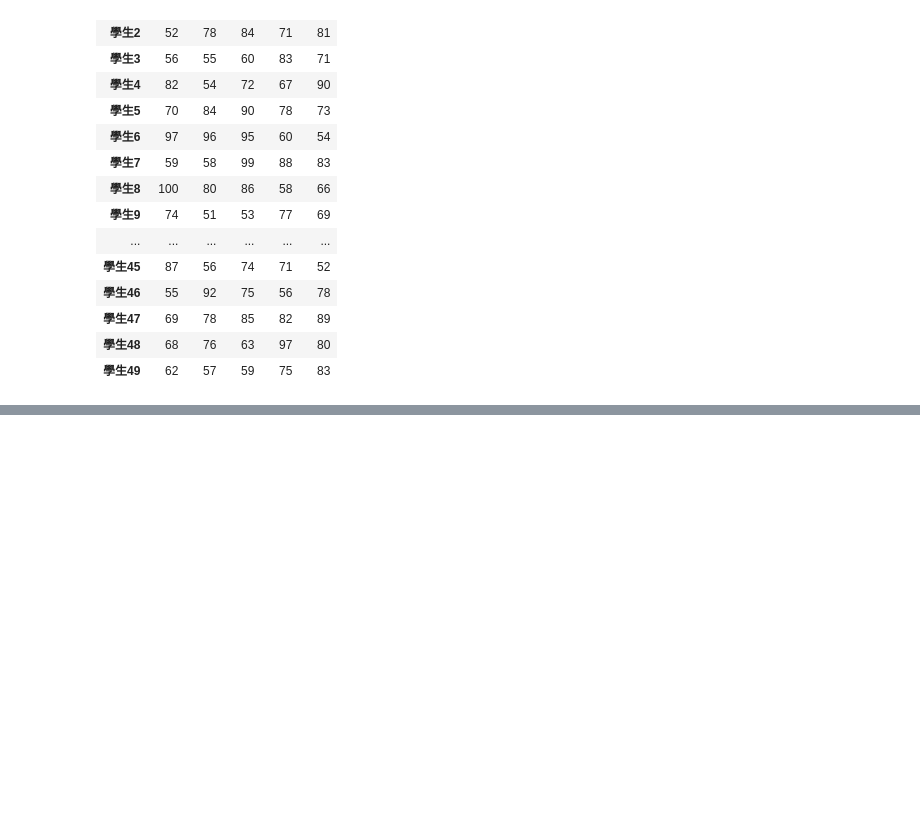
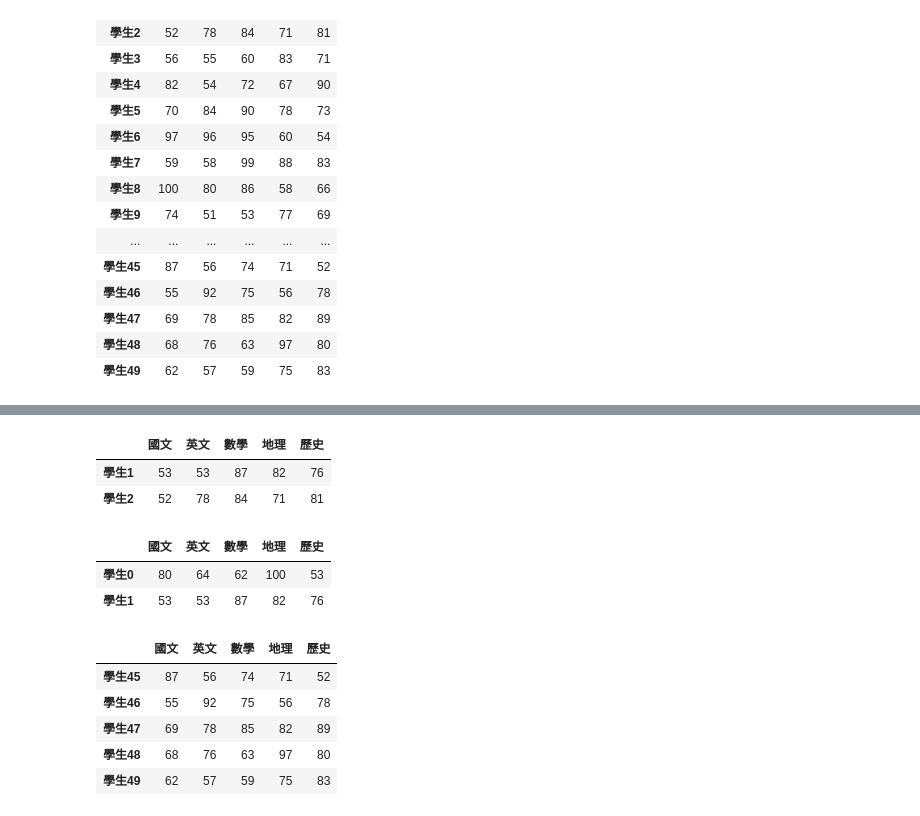
Before and after one commit to eRrokalt/Lesson2_1, a Jupyter notebook: lesson15/lesson15_3.ipynb, the cells around one changed output, grey strips where cells are left out. Saved outputs shown, nothing was run; the diff lists cells and outputs as text; code cells hidden in the pictures; blank space fills up the shorter version.

```diff
--- a/lesson15/lesson15_3.ipynb
+++ b/lesson15/lesson15_3.ipynb
@@ -59,0 +71,26 @@ df [-1:]
+# %%
+#透過index的名稱選取
+df.loc["學生1"]
+df.loc[["學生1","學生2"]]
+# %% [output]
+|  | 國文 | 英文 | 數學 | 地理 | 歷史 |
+| 學生1 | 53 | 53 | 87 | 82 | 76 |
+| 學生2 | 52 | 78 | 84 | 71 | 81 |
+# %%
+#透過index的索引值選取
+df.iloc[0]
+df.iloc[[0,1]]
+# %% [output]
+|  | 國文 | 英文 | 數學 | 地理 | 歷史 |
+| 學生0 | 80 | 64 | 62 | 100 | 53 |
+| 學生1 | 53 | 53 | 87 | 82 | 76 |
+# %%
+df.iloc[:5]
+df.iloc[-5:]
+# %% [output]
+|  | 國文 | 英文 | 數學 | 地理 | 歷史 |
+| 學生45 | 87 | 56 | 74 | 71 | 52 |
+| 學生46 | 55 | 92 | 75 | 56 | 78 |
+| 學生47 | 69 | 78 | 85 | 82 | 89 |
+| 學生48 | 68 | 76 | 63 | 97 | 80 |
+| 學生49 | 62 | 57 | 59 | 75 | 83 |
```
Also changed, not shown: parts of 6 cells of this notebook, 3 other files.
